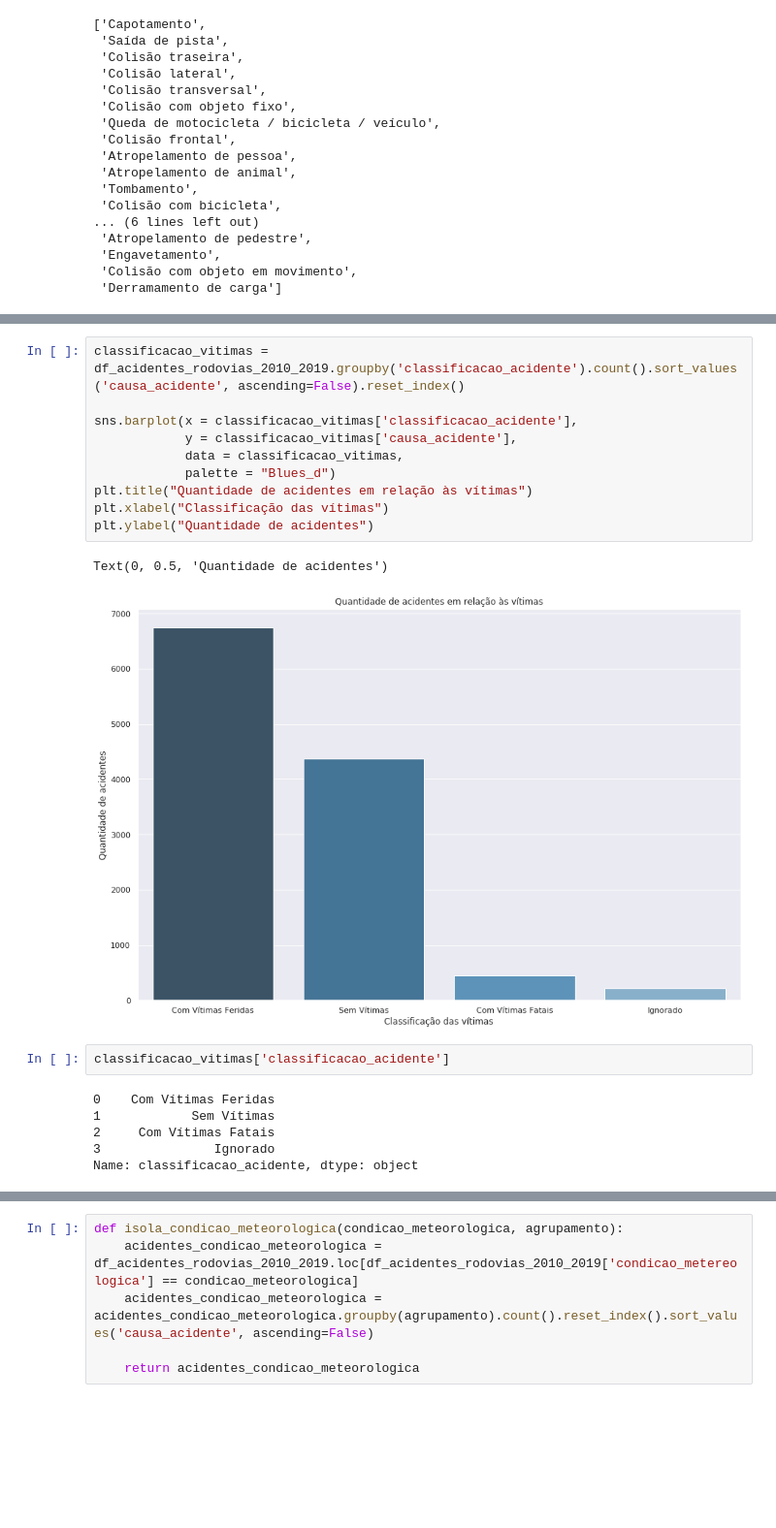
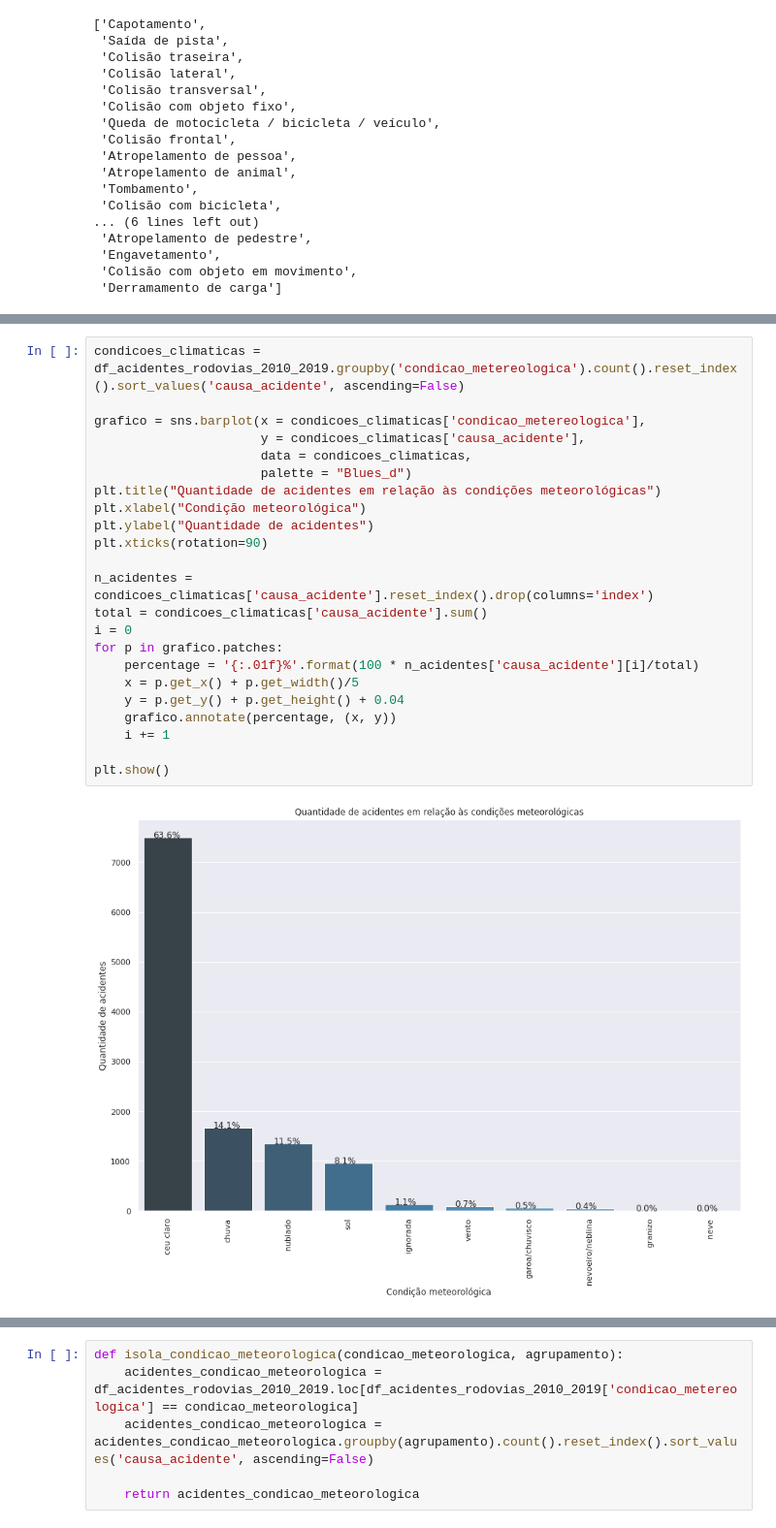
Before and after one commit to IagoCarvalho/tcc_scripts, a Jupyter notebook: QP02-Analysis.ipynb, the cells around one changed output, grey strips where cells are left out. Shown at 97% size. Cells and saved outputs as stored; diff of their text form; blank space fills up the shorter version.

```diff
--- a/QP02-Analysis.ipynb
+++ b/QP02-Analysis.ipynb
@@ -206,24 +222,28 @@ for p in grafico.patches:
 plt.show()
 # %% [output]
 [figure]
-# %%
-classificacao_vitimas = df_acidentes_rodovias_2010_2019.groupby('classificacao_acidente').count().sort_values('causa_acidente', ascending=False).reset_index()
-
-sns.barplot(x = classificacao_vitimas['classificacao_acidente'],
-            y = classificacao_vitimas['causa_acidente'],
-            data = classificacao_vitimas,
-            palette = "Blues_d")
-plt.title("Quantidade de acidentes em relação às vítimas")
-plt.xlabel("Classificação das vítimas")
-plt.ylabel("Quantidade de acidentes")
-# %% [output]
-Text(0, 0.5, 'Quantidade de acidentes')
-[figure, removed]
-# %%
-classificacao_vitimas['classificacao_acidente']
-# %% [output]
-0    Com Vítimas Feridas
-1            Sem Vítimas
-2     Com Vítimas Fatais
-3               Ignorado
-Name: classificacao_acidente, dtype: object
+# %%
+condicoes_climaticas = df_acidentes_rodovias_2010_2019.groupby('condicao_metereologica').count().reset_index().sort_values('causa_acidente', ascending=False)
+
+grafico = sns.barplot(x = condicoes_climaticas['condicao_metereologica'],
+                      y = condicoes_climaticas['causa_acidente'],
+                      data = condicoes_climaticas,
+                      palette = "Blues_d")
+plt.title("Quantidade de acidentes em relação às condições meteorológicas")
+plt.xlabel("Condição meteorológica")
+plt.ylabel("Quantidade de acidentes")
+plt.xticks(rotation=90)
+
+n_acidentes = condicoes_climaticas['causa_acidente'].reset_index().drop(columns='index')
+total = condicoes_climaticas['causa_acidente'].sum()
+i = 0
+for p in grafico.patches:
+    percentage = '{:.01f}%'.format(100 * n_acidentes['causa_acidente'][i]/total)
+    x = p.get_x() + p.get_width()/5
+    y = p.get_y() + p.get_height() + 0.04
+    grafico.annotate(percentage, (x, y))
+    i += 1
+
+plt.show()
+# %% [output]
+[figure, added]
```
Also changed, not shown: parts of 20 cells of this notebook.
